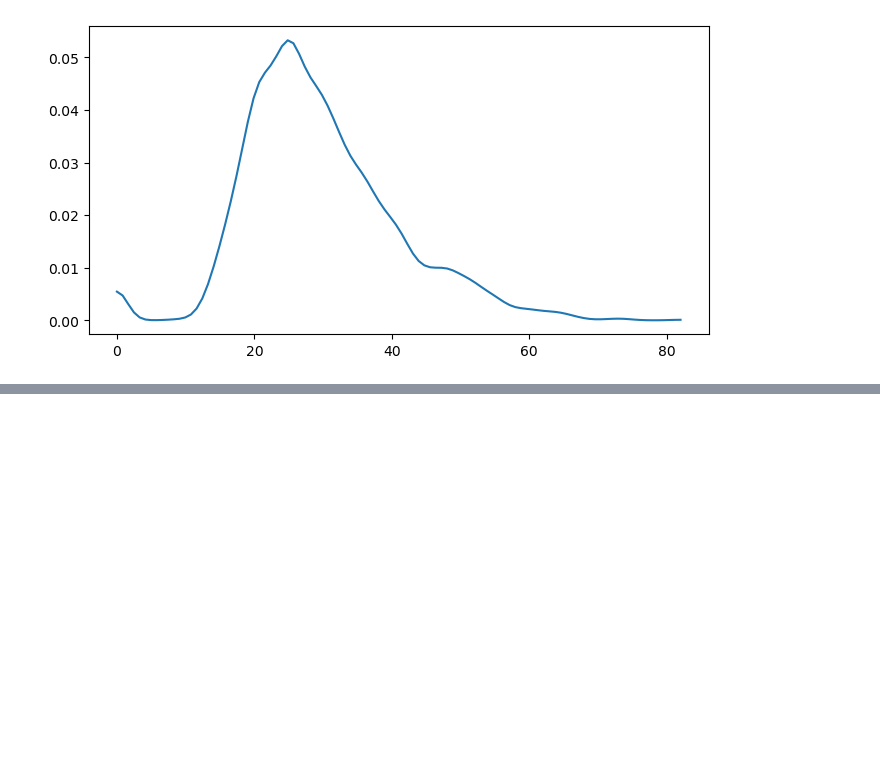
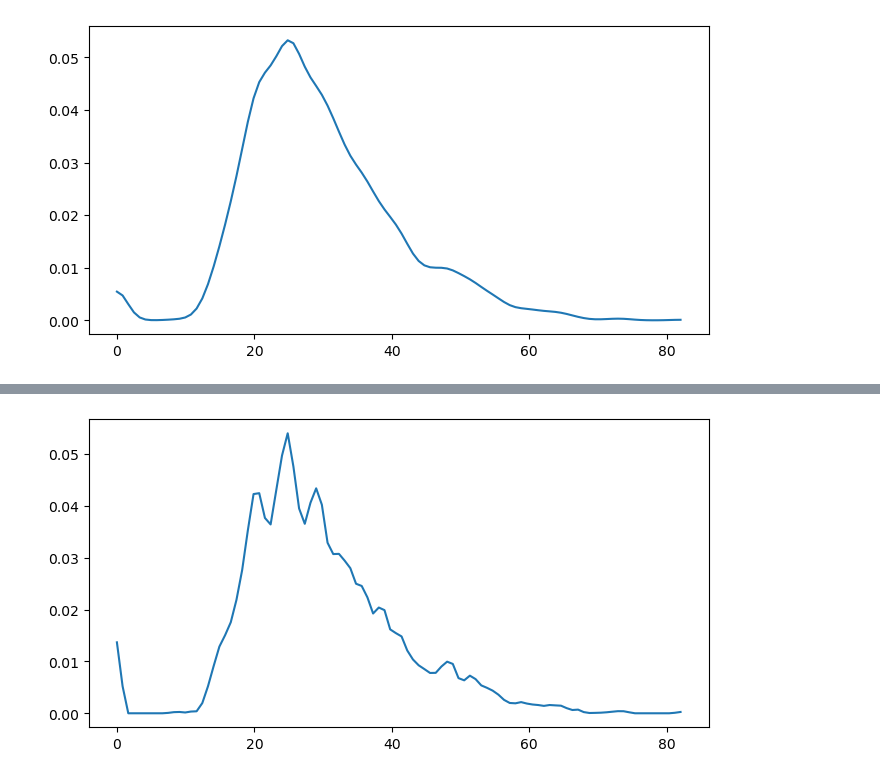
Before and after one commit to rde6mn/DS5030-Assignment2, a Jupyter notebook: assignment_2.ipynb, the cells around one changed output, grey strips where cells are left out. Cells and saved outputs as stored; diff of their text form; code cells hidden in the pictures; blank space fills up the shorter version.

```diff
--- a/assignment_2.ipynb
+++ b/assignment_2.ipynb
@@ -325,0 +337,4 @@ kde_vals = kde(X, plugin_bandwidth(X))
+# %%
+kde_vals = kde(X, plugin_bandwidth(X), "triangular")
+# %% [output]
+[figure, added]
```
Also changed, not shown: parts of 12 cells of this notebook.
